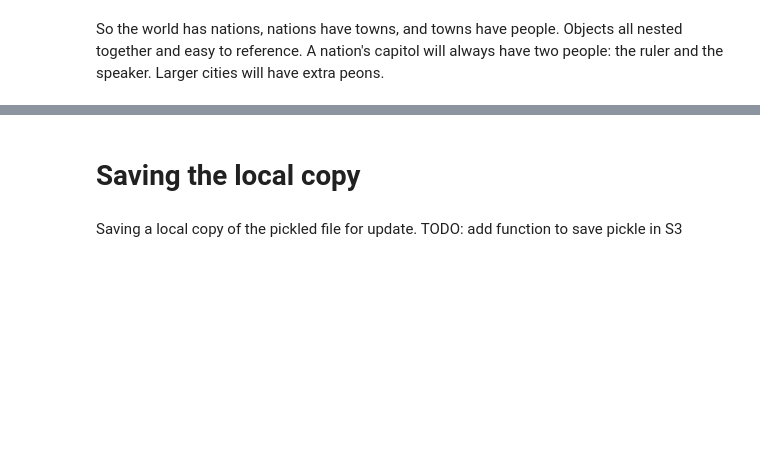
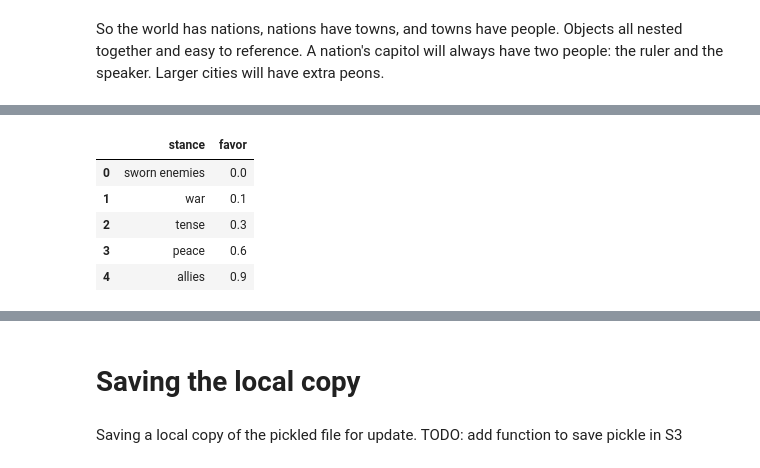
Before and after one commit to BillmanH/dsadventure, a Jupyter notebook: notebooks/Creating a Randomly Generated World in Python.ipynb, the cells around one changed output, grey strips where cells are left out. Drawn from its saved outputs; the diff is of its cells as text; code cells hidden in the pictures; blank space fills up the shorter version.

```diff
--- a/notebooks/Creating a Randomly Generated World in Python.ipynb
+++ b/notebooks/Creating a Randomly Generated World in Python.ipynb
@@ -417,0 +439,9 @@ draw.drawboarders(world.df_features)
+# %%
+nations.treaties
+# %% [output]
+|  | stance | favor |
+| 0 | sworn enemies | 0.0 |
+| 1 | war | 0.1 |
+| 2 | tense | 0.3 |
+| 3 | peace | 0.6 |
+| 4 | allies | 0.9 |
```
Also changed, not shown: parts of 49 cells of this notebook, 4 other files.
